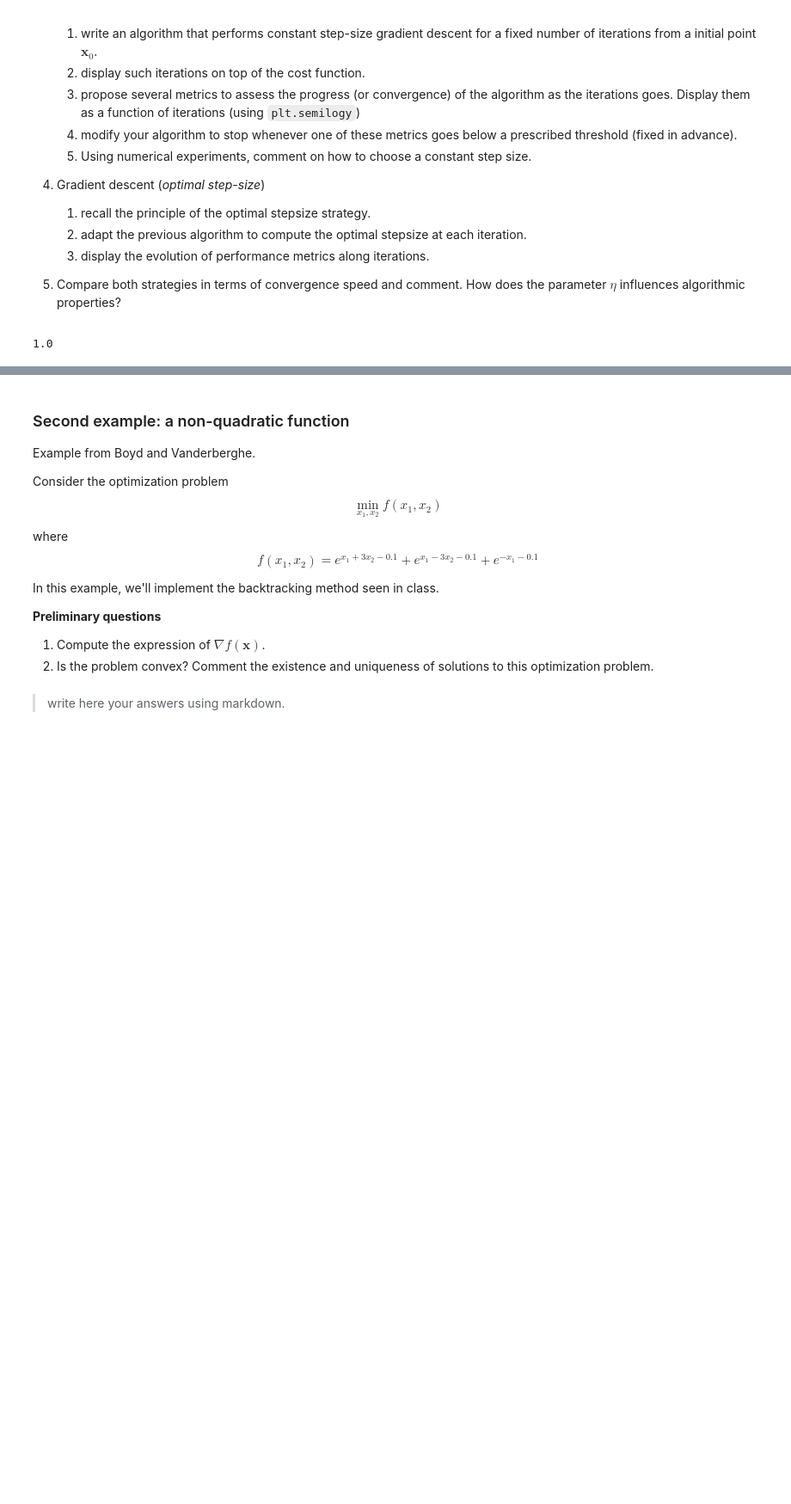
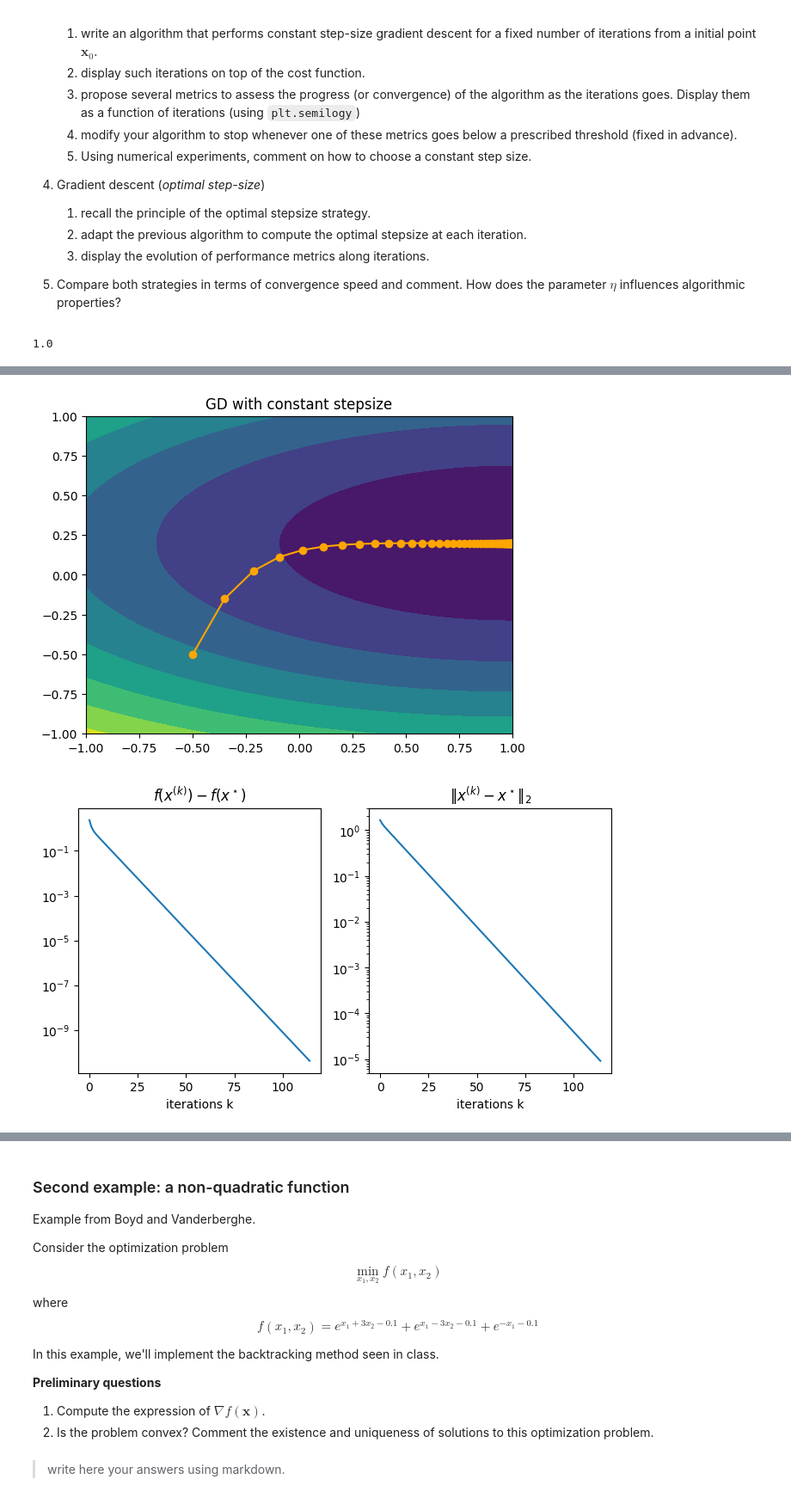
Before and after one commit to Yassine913/Info, a Jupyter notebook: notebooks/TP2.ipynb, the cells around one changed output, grey strips where cells are left out. Shown at 86% size. Drawn from its saved outputs; the diff is of its cells as text; code cells hidden in the pictures; blank space fills up the shorter version.

```diff
--- a/notebooks/TP2.ipynb
+++ b/notebooks/TP2.ipynb
@@ -70,0 +85,71 @@ print(obj_f(1,1,5))
+# %%
+# question 3
+def grad(x,eta):
+  grad = np.array([x[0] - 1, eta*x[1] - 1])
+  return grad
+def gradient_descent_fixed_stepsize(x0, step, nitermax=100, tol=1e-5):
+  # list of iterates
+    xks = [x0]
+
+    # init metrics
+    cost_vals = [obj_f(x0[0], x0[1],5)] # list of cost values
+
+    k=0
+    exitCriterion = False
+    while (exitCriterion is False) and (k <= nitermax):
+        xk = xks[k]
+        xk1 = xk - step*grad(xk,5)
+
+        # compute metrics
+        cost_vals.append(obj_f(xk1[0], xk1[1],5))
+
+        incr = np.linalg.norm(xk1-xk)/np.linalg.norm(xk1)
+        if incr < tol:
+            exitCriterion = True
+            print("Stopping due to insufficient increase in iterates.")
+
+        # add new iterate
+        xks.append(xk1)
+        k+=1
+    print("Gradient descent stops after "+str(k)+" iterations.")
+    return np.array(xks), np.array(cost_vals)
+x0 = np.array([-.5, -.5])
+xks, cost_vals = gradient_descent_fixed_stepsize(x0, 0.1, nitermax=200, tol=1e-6)
+
+plt.figure()
+plt.contourf(X,Y,obj_f(X,Y,5))
+plt.plot(xks[:,0],xks[:,1],color='orange',marker='o')
+plt.title('GD with constant stepsize')
+fopt = obj_f(1, 1/5,5) # optimal value of f
+xopt = np.array([1, 1/5]) # minimizer
+
+# precompute distance of iterates to minimizer
+dist_minimizer = np.linalg.norm(xks - xopt, axis=1)
+#tracage des diffrentes metriques et visualisation de la convergence pour chacune d'elle
+fig, ax = plt.subplots(ncols=2, sharex=True, figsize=(8, 4))
+ax[0].semilogy(cost_vals-fopt)
+ax[0].set_xlabel('iterations k')
+ax[0].set_title(r'$f(x^{(k)}) - f(x^\star)$')
+
+ax[1].semilogy(dist_minimizer)
+ax[1].set_xlabel('iterations k')
+ax[1].set_title(r'$\Vert x^{(k)} - x^\star\Vert_2$');
+steps = [0.05, 0.1, 0.2, 0.4]
+
+
+fig, ax = plt.subplots(ncols=2, sharex=True, figsize=(8, 4))
+for step in steps:
+    print('trying stepsize '+str(step))
+    xks, cost_vals = gradient_descent_fixed_stepsize(x0, step, nitermax=200, tol=1e-6)
+
+    dist_minimizer = np.linalg.norm(xks - xopt, axis=1)
+
+
+    ax[0].semilogy(cost_vals-fopt)
+    ax[0].set_xlabel('iterations k')
+    ax[0].set_title(r'$f(x^{(k)}) - f(x^\star)$')
+
+    ax[1].semilogy(dist_minimizer, label=step)
+    ax[1].set_xlabel('iterations k')
+    ax[1].set_title(r'$\Vert x^{(k)} - x^\star\Vert_2$');
+# %% [output]
@@ -70,0 +168,2 @@ print(obj_f(1,1,5))
+[figure, added]
+[figure, added]
```
Also changed, not shown: parts of 15 cells of this notebook.
